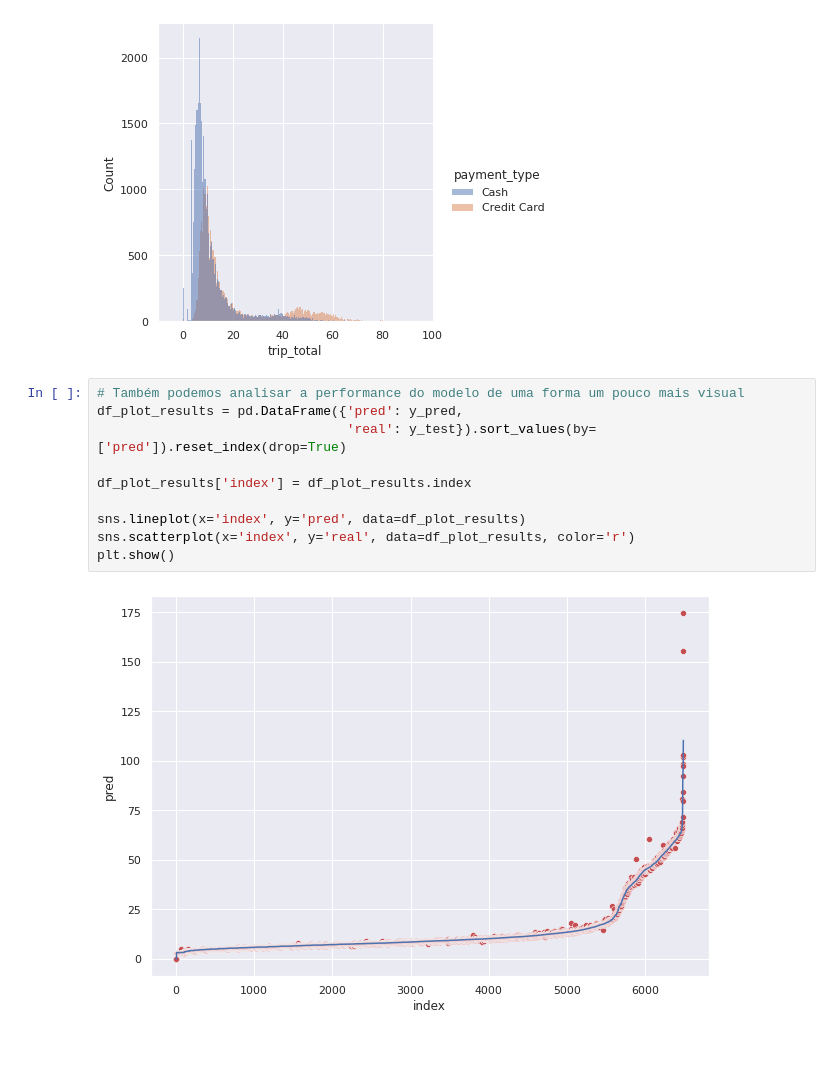
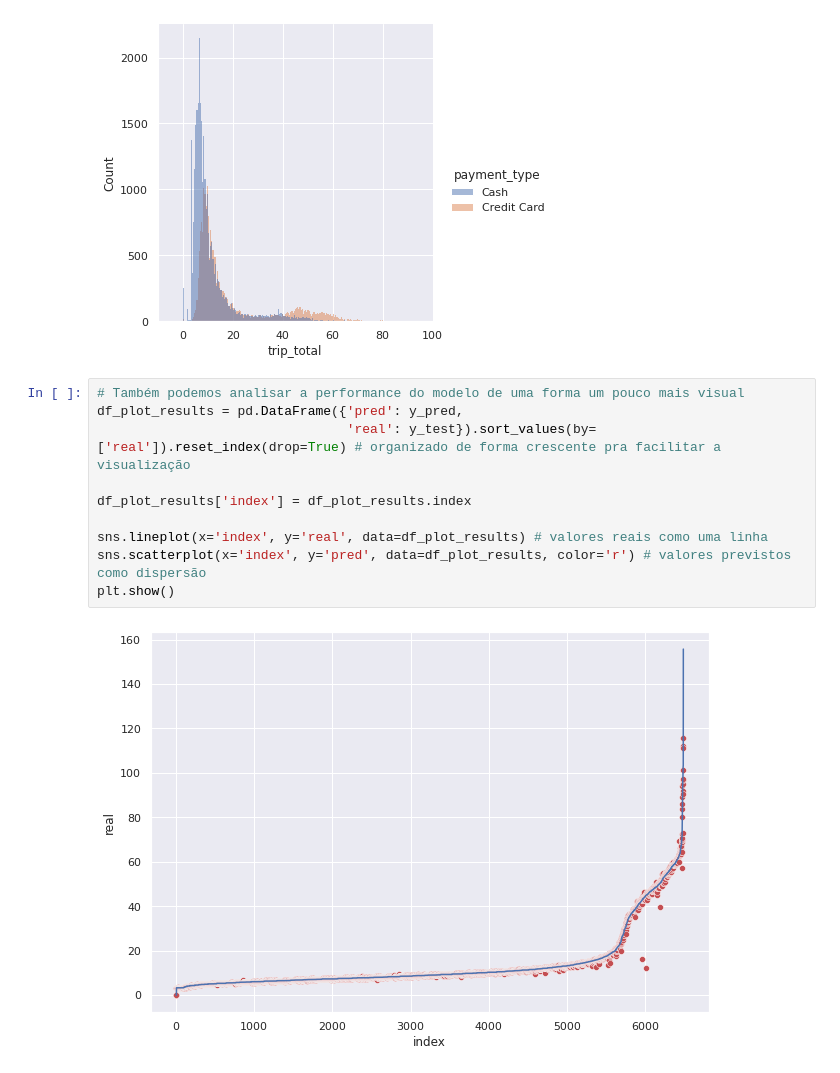
Before and after one commit to LeoFernanndes/portfolio, a Jupyter notebook: ChicagoTaxiRidePrice.ipynb, the cells around one changed output. Cells and saved outputs as stored; diff of their text form.

```diff
--- a/ChicagoTaxiRidePrice.ipynb
+++ b/ChicagoTaxiRidePrice.ipynb
@@ -334,12 +334,12 @@ Custo total mediano de corridas pagas com crédito: 12.25
 # %%
 # Também podemos analisar a performance do modelo de uma forma um pouco mais visual
 df_plot_results = pd.DataFrame({'pred': y_pred,
-                                'real': y_test}).sort_values(by=['pred']).reset_index(drop=True)
+                                'real': y_test}).sort_values(by=['real']).reset_index(drop=True) # organizado de forma crescente pra facilitar a visualização
 
 df_plot_results['index'] = df_plot_results.index
 
-sns.lineplot(x='index', y='pred', data=df_plot_results)
-sns.scatterplot(x='index', y='real', data=df_plot_results, color='r')
+sns.lineplot(x='index', y='real', data=df_plot_results) # valores reais como uma linha
+sns.scatterplot(x='index', y='pred', data=df_plot_results, color='r') # valores previstos como dispersão
 plt.show()
 # %% [output]
-[figure, old version]
+[figure, new version]
```
Also changed, not shown: parts of 3 cells of this notebook.
